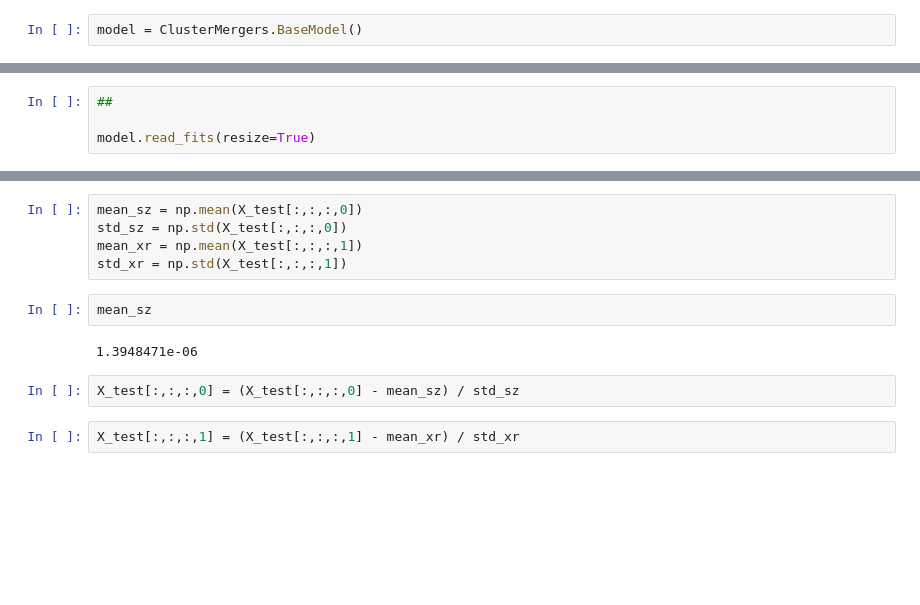
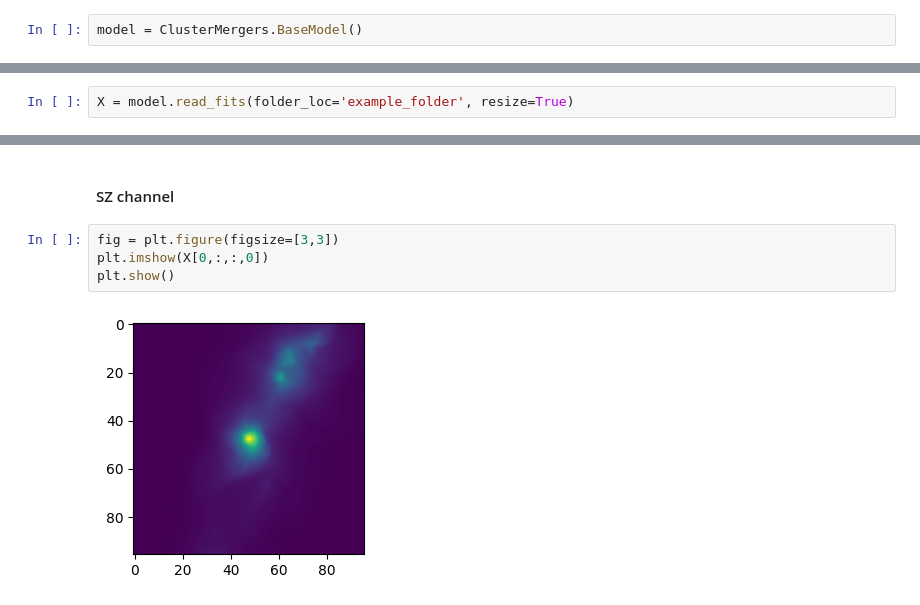
Before and after one commit to ashleigharendt/ClusterMergers, a Jupyter notebook: PredictionExample.ipynb, the cells around one changed output, grey strips where cells are left out. Saved outputs shown, nothing was run; the diff lists cells and outputs as text; blank space fills up the shorter version.

Commit message:
Finalising code with an example

```diff
--- a/PredictionExample.ipynb
+++ b/PredictionExample.ipynb
@@ -13,4 +12,2 @@ model = ClusterMergers.BaseModel()
 # %%
-##
-
-model.read_fits(resize=True)
+X = model.read_fits(folder_loc='example_folder', resize=True)
@@ -21,13 +14,8 @@ X_test = np.load(folder_loc + "X_test.npy")
-# %%
-mean_sz = np.mean(X_test[:,:,:,0])
-std_sz = np.std(X_test[:,:,:,0])
-mean_xr = np.mean(X_test[:,:,:,1])
-std_xr = np.std(X_test[:,:,:,1])
-# %%
-mean_sz
-# %% [output]
-1.3948471e-06
-# %%
-X_test[:,:,:,0] = (X_test[:,:,:,0] - mean_sz) / std_sz
-# %%
-X_test[:,:,:,1] = (X_test[:,:,:,1] - mean_xr) / std_xr
+# %% [markdown]
+#### SZ channel
+# %%
+fig = plt.figure(figsize=[3,3])
+plt.imshow(X[0,:,:,0])
+plt.show()
+# %% [output]
+[figure, added]
```
Also changed, not shown: parts of 14 cells of this notebook, 4 other files.
